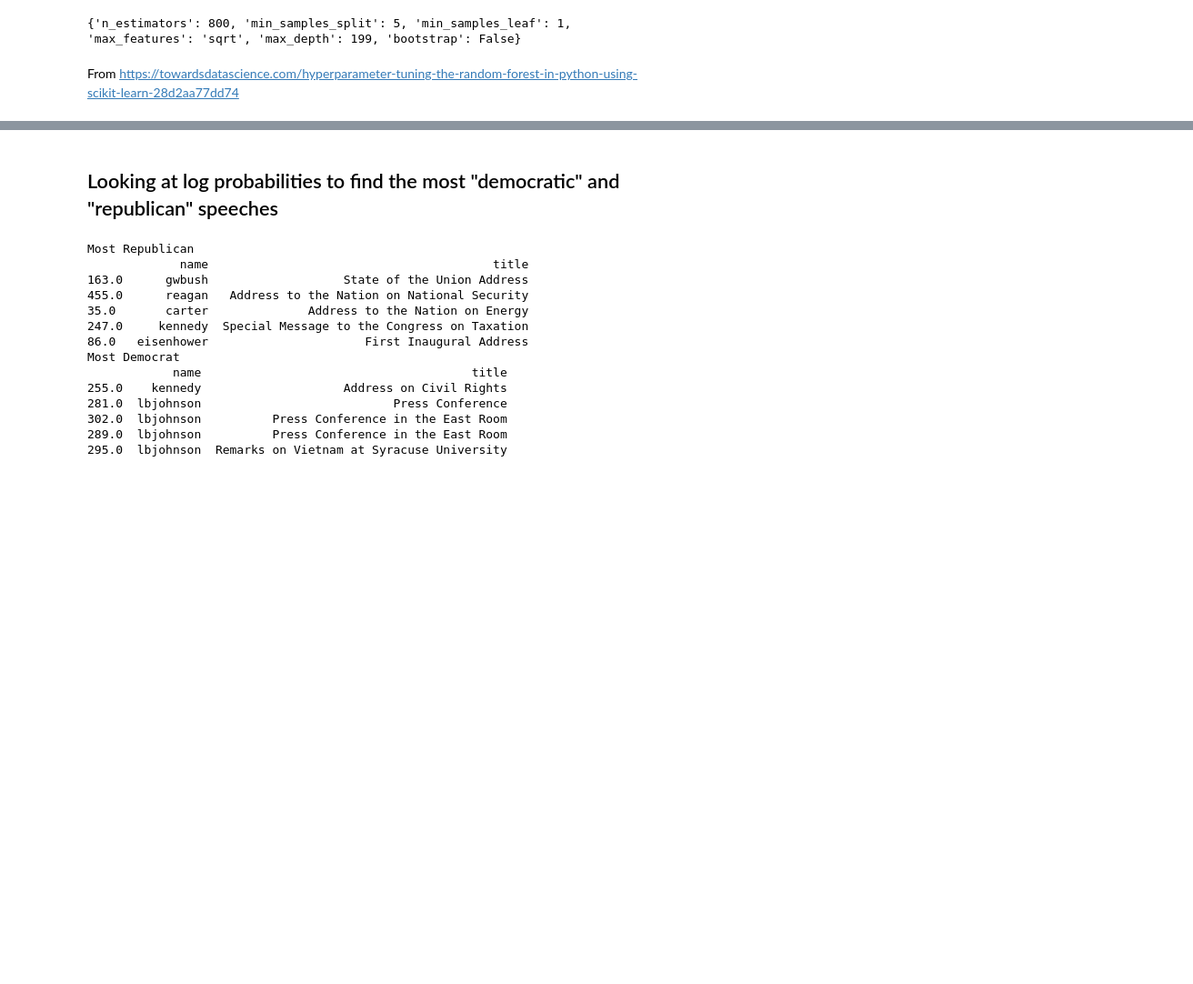
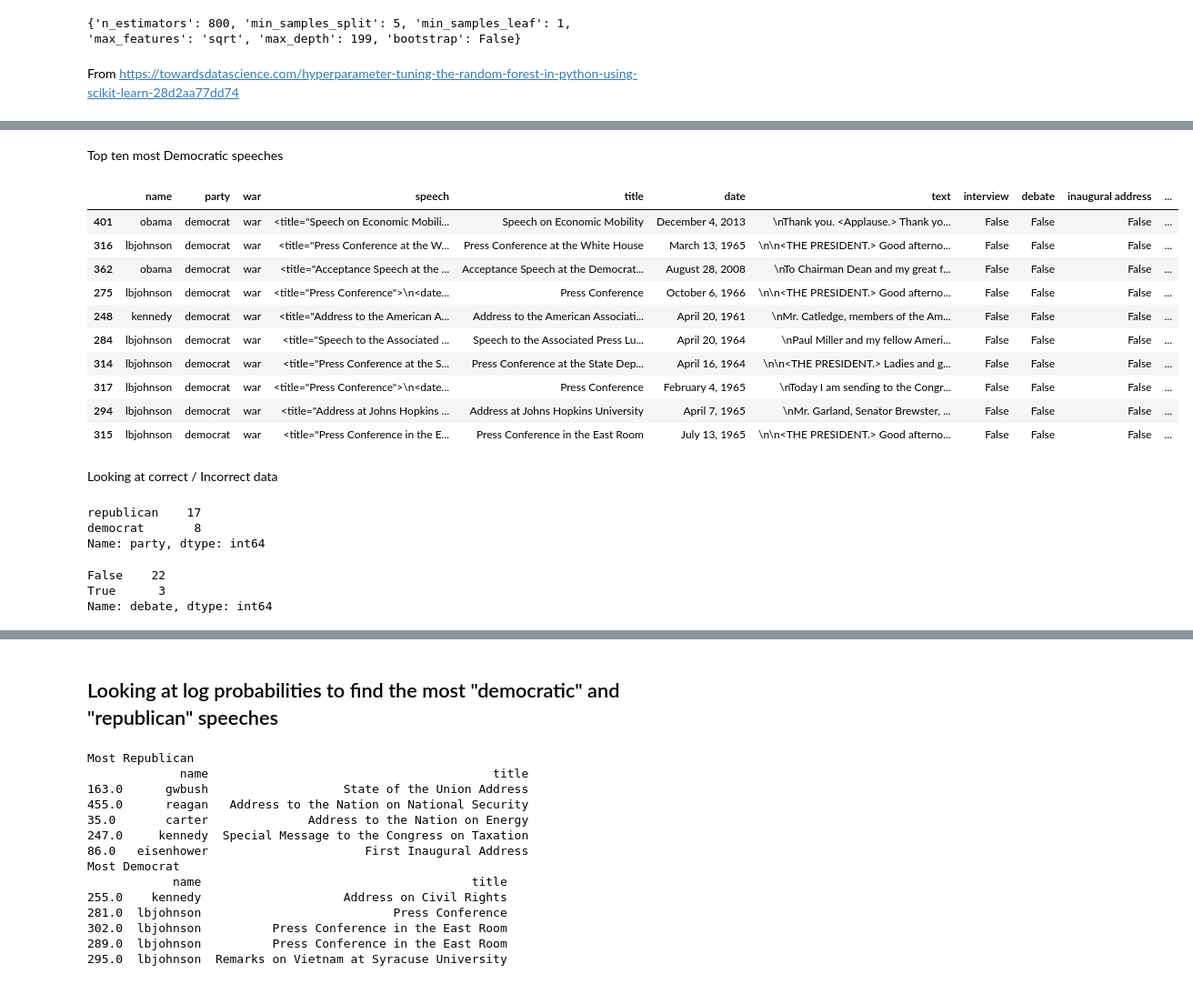
Before and after one commit to annewbarry/partisan-speech, a Jupyter notebook: partisan_speech_updated.ipynb, the cells around one changed output, grey strips where cells are left out. Shown: that part at 91% size. Drawn from its saved outputs; the diff is of its cells as text; code cells hidden in the pictures; blank space fills up the shorter version.

```diff
--- a/partisan_speech_updated.ipynb
+++ b/partisan_speech_updated.ipynb
@@ -964,0 +843,18 @@ From https://towardsdatascience.com/hyperparameter-tuning-the-random-forest-in-p
+# %% [markdown]
+Top ten most Democratic speeches
+# %%
+df.iloc[np.array(prob_dem_list)[sorted_idx][-10:,1]]
+# %% [output]
+|  | name | party | war | speech | title | date | text | interview | debate | inaugural address | ... |
+| 401 | obama | democrat | war | <title="Speech on Economic Mobili... | Speech on Economic Mobility | December 4, 2013 | \nThank you. <Applause.> Thank yo... | False | False | False | ... |
+| 316 | lbjohnson | democrat | war | <title="Press Conference at the W... | Press Conference at the White House | March 13, 1965 | \n\n<THE PRESIDENT.> Good afterno... | False | False | False | ... |
+| 362 | obama | democrat | war | <title="Acceptance Speech at the ... | Acceptance Speech at the Democrat... | August 28, 2008 | \nTo Chairman Dean and my great f... | False | False | False | ... |
+| 275 | lbjohnson | democrat | war | <title="Press Conference">\n<date... | Press Conference | October 6, 1966 | \n\n<THE PRESIDENT.> Good afterno... | False | False | False | ... |
+| 248 | kennedy | democrat | war | <title="Address to the American A... | Address to the American Associati... | April 20, 1961 | \nMr. Catledge, members of the Am... | False | False | False | ... |
+| 284 | lbjohnson | democrat | war | <title="Speech to the Associated ... | Speech to the Associated Press Lu... | April 20, 1964 | \nPaul Miller and my fellow Ameri... | False | False | False | ... |
+| 314 | lbjohnson | democrat | war | <title="Press Conference at the S... | Press Conference at the State Dep... | April 16, 1964 | \n\n<THE PRESIDENT.> Ladies and g... | False | False | False | ... |
+| 317 | lbjohnson | democrat | war | <title="Press Conference">\n<date... | Press Conference | February 4, 1965 | \nToday I am sending to the Congr... | False | False | False | ... |
+| 294 | lbjohnson | democrat | war | <title="Address at Johns Hopkins ... | Address at Johns Hopkins University | April 7, 1965 | \nMr. Garland, Senator Brewster, ... | False | False | False | ... |
+| 315 | lbjohnson | democrat | war | <title="Press Conference in the E... | Press Conference in the East Room | July 13, 1965 | \n\n<THE PRESIDENT.> Good afterno... | False | False | False | ... |
+# %% [markdown]
+Looking at correct / Incorrect data
@@ -964,0 +872,13 @@ From https://towardsdatascience.com/hyperparameter-tuning-the-random-forest-in-p
+# %%
+incorrect = df[df['accurate']==False]
+incorrect.party.value_counts()
+# %% [output]
+republican    17
+democrat       8
+Name: party, dtype: int64
+# %%
+incorrect.debate.value_counts()
+# %% [output]
+False    22
+True      3
+Name: debate, dtype: int64
```
Also changed, not shown: parts of 99 cells of this notebook.
